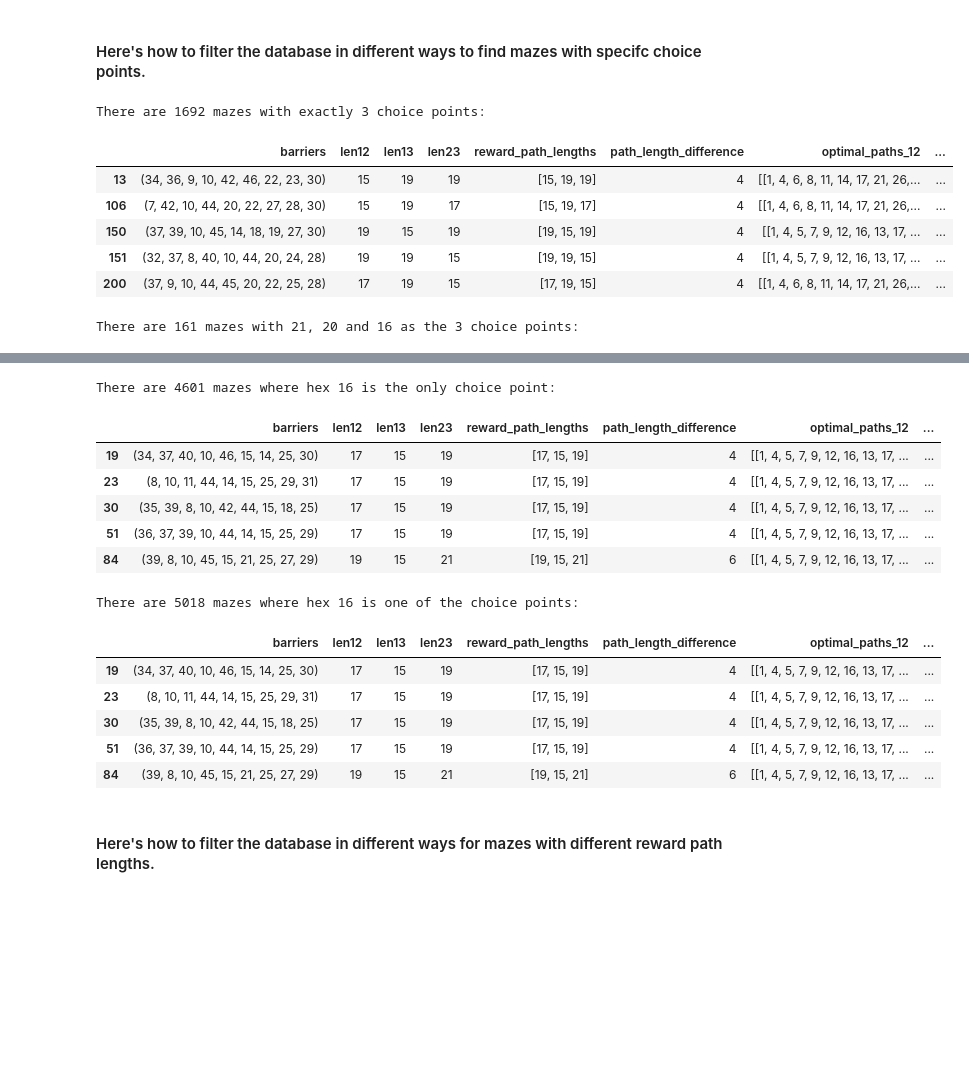
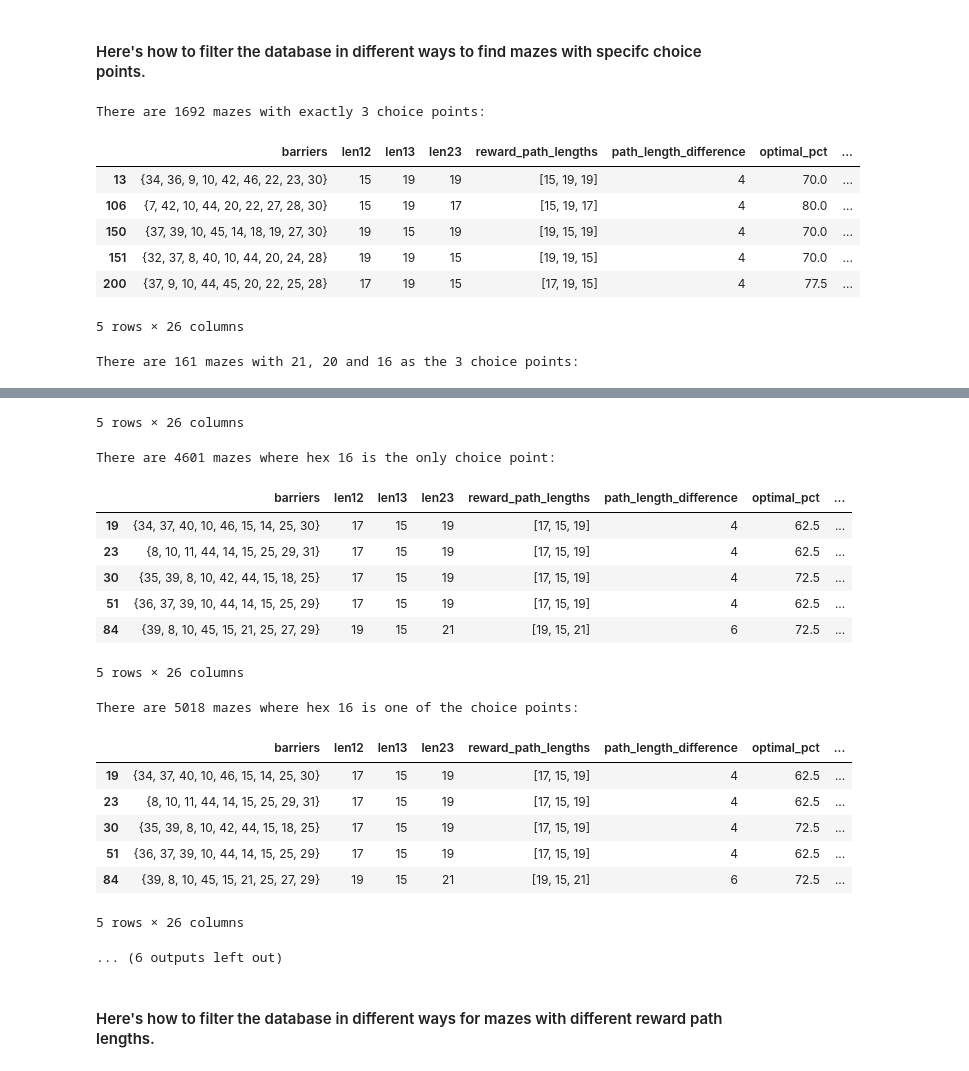
Before and after one commit to calderast/Hex-maze, a Jupyter notebook: Tutorials/Maze_Configuration_Database_Search.ipynb, the cells around one changed output, grey strips where cells are left out. Saved outputs shown, nothing was run; the diff lists cells and outputs as text; code cells hidden in the pictures; blank space fills up the shorter version.

```diff
--- a/Tutorials/Maze_Configuration_Database_Search.ipynb
+++ b/Tutorials/Maze_Configuration_Database_Search.ipynb
@@ -9,6 +7,6 @@ sys.path.append("..")  # Use sys to add the parent directory (where hex_maze_uti
 # %% [markdown]
 ## 1. Load the database
 # %%
-df = pd.read_pickle('../Maze_Databases/maze_configuration_database.pkl')
+df = pd.read_pickle('../Maze_Databases/maze_configuration_database_new.pkl')
 display(df)
 # %% [output]
@@ -33,29 +31,40 @@ Often, we use lambda expressions to compare each row to a specific criteria.
 # %%
 # For example, I want only mazes with 3 choice points
 filtered = df[(df['num_choice_points'] == 3)]
 print(f"There are {len(filtered)} mazes with exactly 3 choice points:")
 display(filtered.head())
 
 # Now I want only mazes with 3 specific choice points: 21, 20 and 16
 filtered = df[(df['choice_points'] == {21, 20, 16})]
 print(f"There are {len(filtered)} mazes with 21, 20 and 16 as the 3 choice points:")
 display(filtered.head())
 
 # Now I want mazes with 16 as the ONLY choice point
 filtered = df[(df['choice_points'] == {16})]
 print(f"There are {len(filtered)} mazes where hex 16 is the only choice point:")
 display(filtered.head())
 
 # Or mazes with 16 as a choice point, but it's ok if there are other choice points too
 filtered = df[df['choice_points'].apply(lambda x: 16 in x)]
 print(f"There are {len(filtered)} mazes where hex 16 is one of the choice points:")
 display(filtered.head())
+
+# Now I want a maze where at least 30% is dead ends
+filtered = df[df['dead_end_pct'] >= 30]
+print(f"There are {len(filtered)} mazes where >= 30% of hexes are part of dead ends:")
+display(filtered.head())
+
+# Or a maze with at least 2 dead ends of length >= 3 hexes
+filtered = df[df['num_dead_ends_min_length_3'] >= 2]
+print(f"There are {len(filtered)} mazes with at least 2 dead ends at least 3 hexes long:")
+display(filtered.head())
 # %% [output]
 There are 1692 mazes with exactly 3 choice points:
-|  | barriers | len12 | len13 | len23 | reward_path_lengths | path_length_difference | optimal_paths_12 | ... |
-| 13 | (34, 36, 9, 10, 42, 46, 22, 23, 30) | 15 | 19 | 19 | [15, 19, 19] | 4 | [[1, 4, 6, 8, 11, 14, 17, 21, 26,... | ... |
-| 106 | (7, 42, 10, 44, 20, 22, 27, 28, 30) | 15 | 19 | 17 | [15, 19, 17] | 4 | [[1, 4, 6, 8, 11, 14, 17, 21, 26,... | ... |
-| 150 | (37, 39, 10, 45, 14, 18, 19, 27, 30) | 19 | 15 | 19 | [19, 15, 19] | 4 | [[1, 4, 5, 7, 9, 12, 16, 13, 17, ... | ... |
-| 151 | (32, 37, 8, 40, 10, 44, 20, 24, 28) | 19 | 19 | 15 | [19, 19, 15] | 4 | [[1, 4, 5, 7, 9, 12, 16, 13, 17, ... | ... |
-| 200 | (37, 9, 10, 44, 45, 20, 22, 25, 28) | 17 | 19 | 15 | [17, 19, 15] | 4 | [[1, 4, 6, 8, 11, 14, 17, 21, 26,... | ... |
+|  | barriers | len12 | len13 | len23 | reward_path_lengths | path_length_difference | optimal_pct | ... |
+| 13 | {34, 36, 9, 10, 42, 46, 22, 23, 30} | 15 | 19 | 19 | [15, 19, 19] | 4 | 70.0 | ... |
+| 106 | {7, 42, 10, 44, 20, 22, 27, 28, 30} | 15 | 19 | 17 | [15, 19, 17] | 4 | 80.0 | ... |
+| 150 | {37, 39, 10, 45, 14, 18, 19, 27, 30} | 19 | 15 | 19 | [19, 15, 19] | 4 | 70.0 | ... |
+| 151 | {32, 37, 8, 40, 10, 44, 20, 24, 28} | 19 | 19 | 15 | [19, 19, 15] | 4 | 70.0 | ... |
+| 200 | {37, 9, 10, 44, 45, 20, 22, 25, 28} | 17 | 19 | 15 | [17, 19, 15] | 4 | 77.5 | ... |
-There are 161 mazes with 21, 20 and 16 as the 3 choice points:
+5 rows × 26 columns
+There are 161 mazes with 21, 20 and 16 as the 3 choice points:
@@ -68,17 +77,21 @@ There are 161 mazes with 21, 20 and 16 as the 3 choice points:
-There are 4601 mazes where hex 16 is the only choice point:
+5 rows × 26 columns
+There are 4601 mazes where hex 16 is the only choice point:
-|  | barriers | len12 | len13 | len23 | reward_path_lengths | path_length_difference | optimal_paths_12 | ... |
-| 19 | (34, 37, 40, 10, 46, 15, 14, 25, 30) | 17 | 15 | 19 | [17, 15, 19] | 4 | [[1, 4, 5, 7, 9, 12, 16, 13, 17, ... | ... |
-| 23 | (8, 10, 11, 44, 14, 15, 25, 29, 31) | 17 | 15 | 19 | [17, 15, 19] | 4 | [[1, 4, 5, 7, 9, 12, 16, 13, 17, ... | ... |
-| 30 | (35, 39, 8, 10, 42, 44, 15, 18, 25) | 17 | 15 | 19 | [17, 15, 19] | 4 | [[1, 4, 5, 7, 9, 12, 16, 13, 17, ... | ... |
-| 51 | (36, 37, 39, 10, 44, 14, 15, 25, 29) | 17 | 15 | 19 | [17, 15, 19] | 4 | [[1, 4, 5, 7, 9, 12, 16, 13, 17, ... | ... |
-| 84 | (39, 8, 10, 45, 15, 21, 25, 27, 29) | 19 | 15 | 21 | [19, 15, 21] | 6 | [[1, 4, 5, 7, 9, 12, 16, 13, 17, ... | ... |
+|  | barriers | len12 | len13 | len23 | reward_path_lengths | path_length_difference | optimal_pct | ... |
+| 19 | {34, 37, 40, 10, 46, 15, 14, 25, 30} | 17 | 15 | 19 | [17, 15, 19] | 4 | 62.5 | ... |
+| 23 | {8, 10, 11, 44, 14, 15, 25, 29, 31} | 17 | 15 | 19 | [17, 15, 19] | 4 | 62.5 | ... |
+| 30 | {35, 39, 8, 10, 42, 44, 15, 18, 25} | 17 | 15 | 19 | [17, 15, 19] | 4 | 72.5 | ... |
+| 51 | {36, 37, 39, 10, 44, 14, 15, 25, 29} | 17 | 15 | 19 | [17, 15, 19] | 4 | 62.5 | ... |
+| 84 | {39, 8, 10, 45, 15, 21, 25, 27, 29} | 19 | 15 | 21 | [19, 15, 21] | 6 | 72.5 | ... |
-There are 5018 mazes where hex 16 is one of the choice points:
+5 rows × 26 columns
+There are 5018 mazes where hex 16 is one of the choice points:
-|  | barriers | len12 | len13 | len23 | reward_path_lengths | path_length_difference | optimal_paths_12 | ... |
-| 19 | (34, 37, 40, 10, 46, 15, 14, 25, 30) | 17 | 15 | 19 | [17, 15, 19] | 4 | [[1, 4, 5, 7, 9, 12, 16, 13, 17, ... | ... |
-| 23 | (8, 10, 11, 44, 14, 15, 25, 29, 31) | 17 | 15 | 19 | [17, 15, 19] | 4 | [[1, 4, 5, 7, 9, 12, 16, 13, 17, ... | ... |
-| 30 | (35, 39, 8, 10, 42, 44, 15, 18, 25) | 17 | 15 | 19 | [17, 15, 19] | 4 | [[1, 4, 5, 7, 9, 12, 16, 13, 17, ... | ... |
-| 51 | (36, 37, 39, 10, 44, 14, 15, 25, 29) | 17 | 15 | 19 | [17, 15, 19] | 4 | [[1, 4, 5, 7, 9, 12, 16, 13, 17, ... | ... |
-| 84 | (39, 8, 10, 45, 15, 21, 25, 27, 29) | 19 | 15 | 21 | [19, 15, 21] | 6 | [[1, 4, 5, 7, 9, 12, 16, 13, 17, ... | ... |
+|  | barriers | len12 | len13 | len23 | reward_path_lengths | path_length_difference | optimal_pct | ... |
+| 19 | {34, 37, 40, 10, 46, 15, 14, 25, 30} | 17 | 15 | 19 | [17, 15, 19] | 4 | 62.5 | ... |
+| 23 | {8, 10, 11, 44, 14, 15, 25, 29, 31} | 17 | 15 | 19 | [17, 15, 19] | 4 | 62.5 | ... |
+| 30 | {35, 39, 8, 10, 42, 44, 15, 18, 25} | 17 | 15 | 19 | [17, 15, 19] | 4 | 72.5 | ... |
+| 51 | {36, 37, 39, 10, 44, 14, 15, 25, 29} | 17 | 15 | 19 | [17, 15, 19] | 4 | 62.5 | ... |
+| 84 | {39, 8, 10, 45, 15, 21, 25, 27, 29} | 19 | 15 | 21 | [19, 15, 21] | 6 | 72.5 | ... |
+5 rows × 26 columns
+... (6 outputs left out)
 # %% [markdown]
 #### Here's how to filter the database in different ways for mazes with different reward path lengths.
 # %%
```
Also changed, not shown: parts of 7 cells of this notebook, 21 other files.
